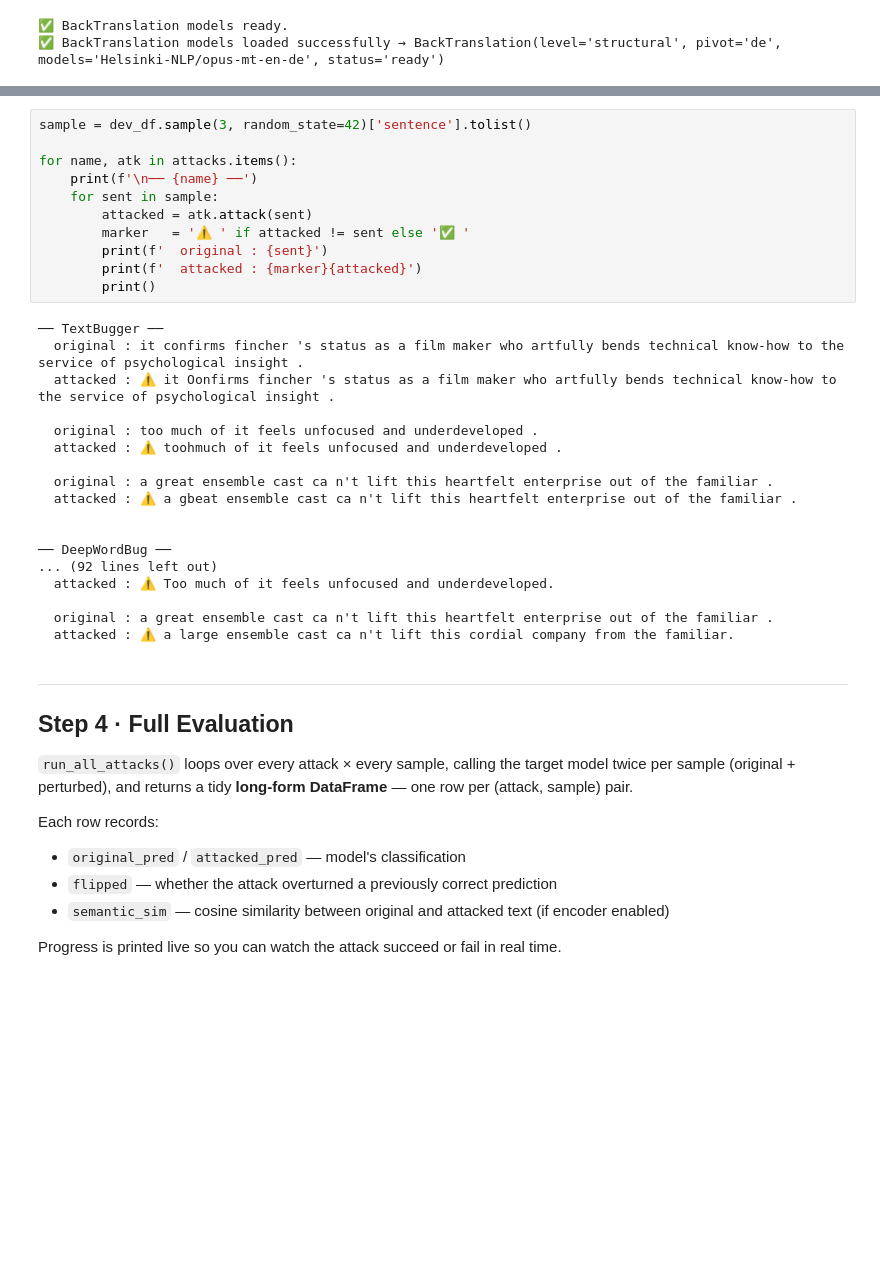
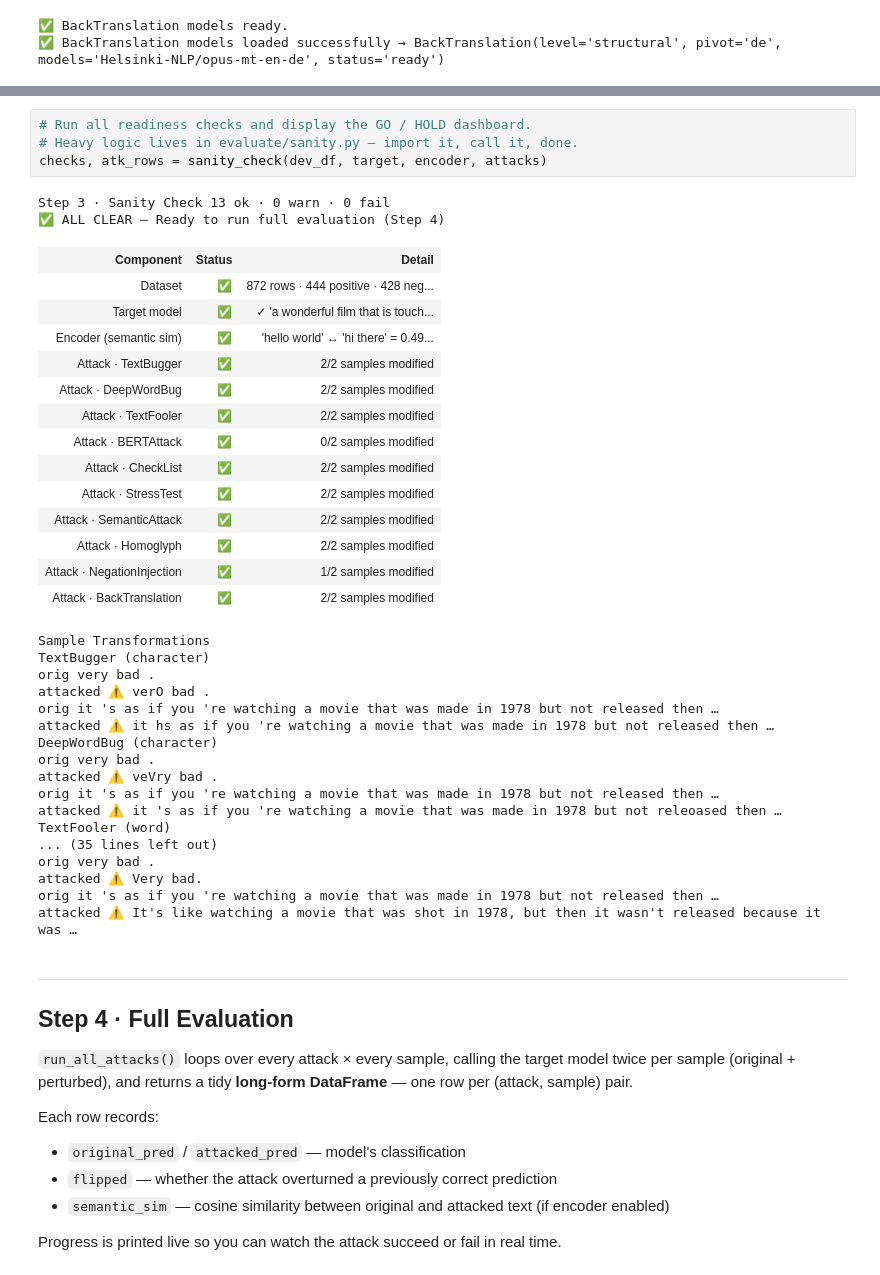
Before and after one commit to minw0607/llm_red_teaming, a Jupyter notebook: notebooks/01_adversarial_nlp_demo.ipynb, the cells around one changed output, grey strips where cells are left out. Cells and saved outputs as stored; diff of their text form; blank space fills up the shorter version.

```diff
--- a/notebooks/01_adversarial_nlp_demo.ipynb
+++ b/notebooks/01_adversarial_nlp_demo.ipynb
@@ -389,32 +396,41 @@ Before running a full evaluation, we inspect what each attack actually produces
 # %%
-sample = dev_df.sample(3, random_state=42)['sentence'].tolist()
-
-for name, atk in attacks.items():
-    print(f'\n── {name} ──')
-    for sent in sample:
-        attacked = atk.attack(sent)
-        marker   = '⚠️ ' if attacked != sent else '✅ '
-        print(f'  original : {sent}')
-        print(f'  attacked : {marker}{attacked}')
-        print()
+# Run all readiness checks and display the GO / HOLD dashboard.
+# Heavy logic lives in evaluate/sanity.py — import it, call it, done.
+checks, atk_rows = sanity_check(dev_df, target, encoder, attacks)
 # %% [output]
-── TextBugger ──
-  original : it confirms fincher 's status as a film maker who artfully bends technical know-how to the service of psychological insight .
-  attacked : ⚠️ it Oonfirms fincher 's status as a film maker who artfully bends technical know-how to the service of psychological insight .
-
-  original : too much of it feels unfocused and underdeveloped .
-  attacked : ⚠️ toohmuch of it feels unfocused and underdeveloped .
-
-  original : a great ensemble cast ca n't lift this heartfelt enterprise out of the familiar .
-  attacked : ⚠️ a gbeat ensemble cast ca n't lift this heartfelt enterprise out of the familiar .
-
-
-── DeepWordBug ──
-... (92 lines left out)
-  attacked : ⚠️ Too much of it feels unfocused and underdeveloped.
-
-  original : a great ensemble cast ca n't lift this heartfelt enterprise out of the familiar .
-  attacked : ⚠️ a large ensemble cast ca n't lift this cordial company from the familiar.
+Step 3 · Sanity Check 13 ok · 0 warn · 0 fail
+✅ ALL CLEAR — Ready to run full evaluation (Step 4)
+| Component | Status | Detail |
+| Dataset | ✅ | 872 rows · 444 positive · 428 neg... |
+| Target model | ✅ | ✓ 'a wonderful film that is touch... |
+| Encoder (semantic sim) | ✅ | 'hello world' ↔ 'hi there' = 0.49... |
+| Attack · TextBugger | ✅ | 2/2 samples modified |
+| Attack · DeepWordBug | ✅ | 2/2 samples modified |
+| Attack · TextFooler | ✅ | 2/2 samples modified |
+| Attack · BERTAttack | ✅ | 0/2 samples modified |
+| Attack · CheckList | ✅ | 2/2 samples modified |
+| Attack · StressTest | ✅ | 2/2 samples modified |
+| Attack · SemanticAttack | ✅ | 2/2 samples modified |
+| Attack · Homoglyph | ✅ | 2/2 samples modified |
+| Attack · NegationInjection | ✅ | 1/2 samples modified |
+| Attack · BackTranslation | ✅ | 2/2 samples modified |
+Sample Transformations
+TextBugger (character)
+orig very bad .
+attacked ⚠️ verO bad .
+orig it 's as if you 're watching a movie that was made in 1978 but not released then …
+attacked ⚠️ it hs as if you 're watching a movie that was made in 1978 but not released then …
+DeepWordBug (character)
+orig very bad .
+attacked ⚠️ veVry bad .
+orig it 's as if you 're watching a movie that was made in 1978 but not released then …
+attacked ⚠️ it 's as if you 're watching a movie that was made in 1978 but not releoased then …
+TextFooler (word)
+... (35 lines left out)
+orig very bad .
+attacked ⚠️ Very bad.
+orig it 's as if you 're watching a movie that was made in 1978 but not released then …
+attacked ⚠️ It's like watching a movie that was shot in 1978, but then it wasn't released because it was …
 # %% [markdown]
 ---
 ## Step 4 · Full Evaluation
```
Also changed, not shown: parts of 14 cells of this notebook, 4 other files.
